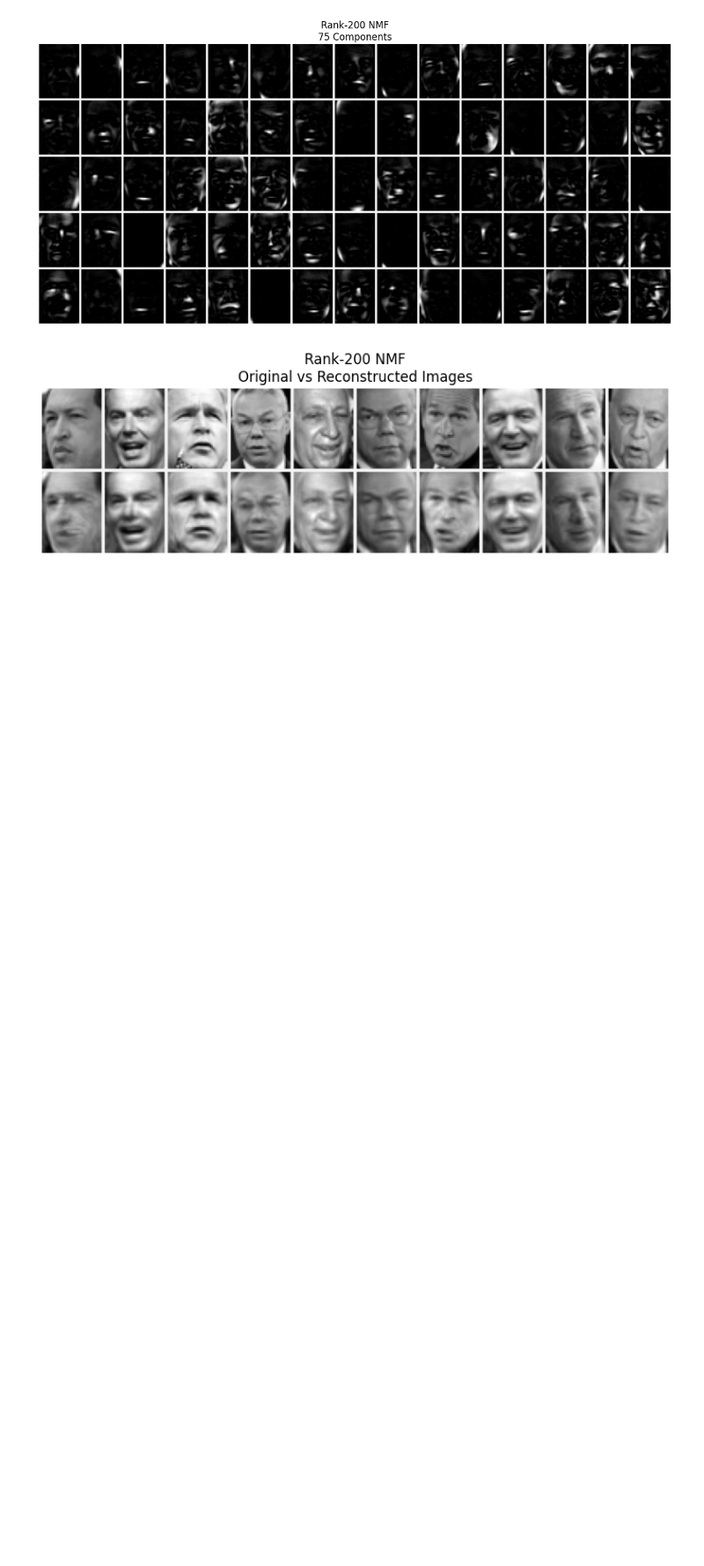
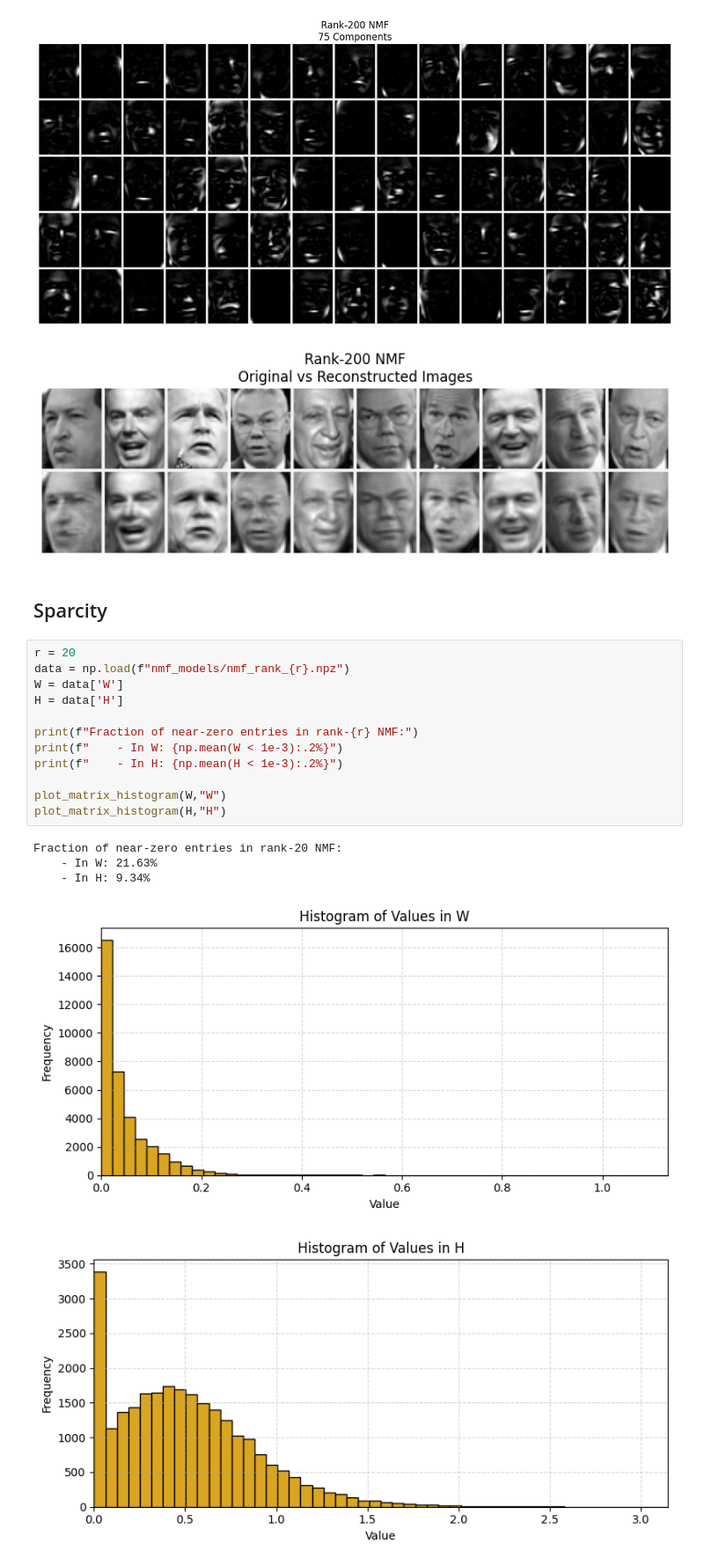
Before and after one commit to sofillav/nmf_project, a Jupyter notebook: notebook.ipynb, the cells around one changed output. Shown at 88% size. Cells and saved outputs as stored; diff of their text form; blank space fills up the shorter version.

```diff
--- a/notebook.ipynb
+++ b/notebook.ipynb
@@ -213,3 +208,23 @@ plot_reconstructed_images(
 The reconstruction error for rank 200 is: 58.4350
 [figure]
 [figure]
+# %% [markdown]
+## Sparcity
+# %%
+r = 20
+data = np.load(f"nmf_models/nmf_rank_{r}.npz")
+W = data['W']
+H = data['H']
+
+print(f"Fraction of near-zero entries in rank-{r} NMF:")
+print(f"    - In W: {np.mean(W < 1e-3):.2%}")
+print(f"    - In H: {np.mean(H < 1e-3):.2%}")
+
+plot_matrix_histogram(W,"W")
+plot_matrix_histogram(H,"H")
+# %% [output]
+Fraction of near-zero entries in rank-20 NMF:
+    - In W: 21.63%
+    - In H: 9.34%
+[figure, added]
+[figure, added]
```
Also changed, not shown: parts of 6 cells of this notebook, 2 other files.
